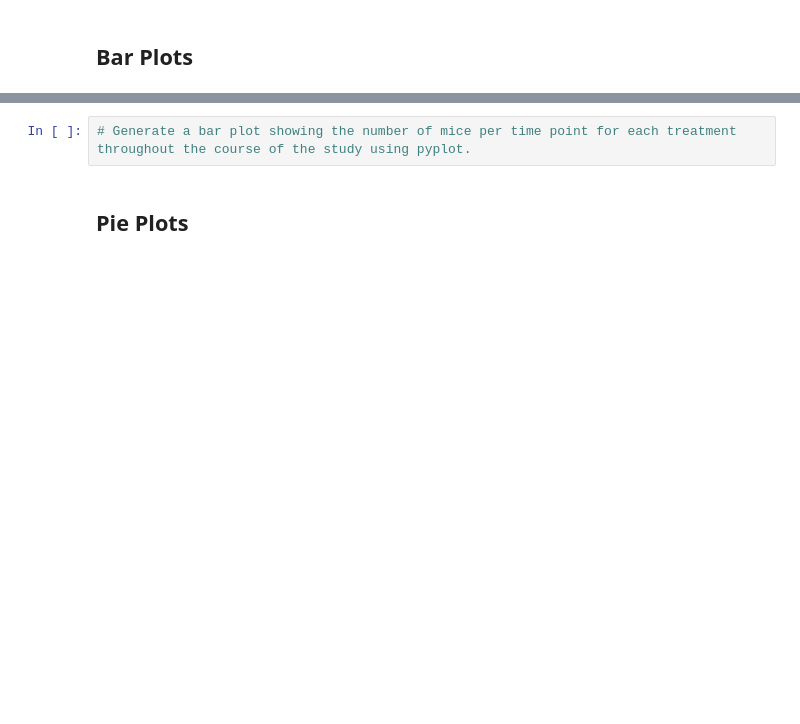
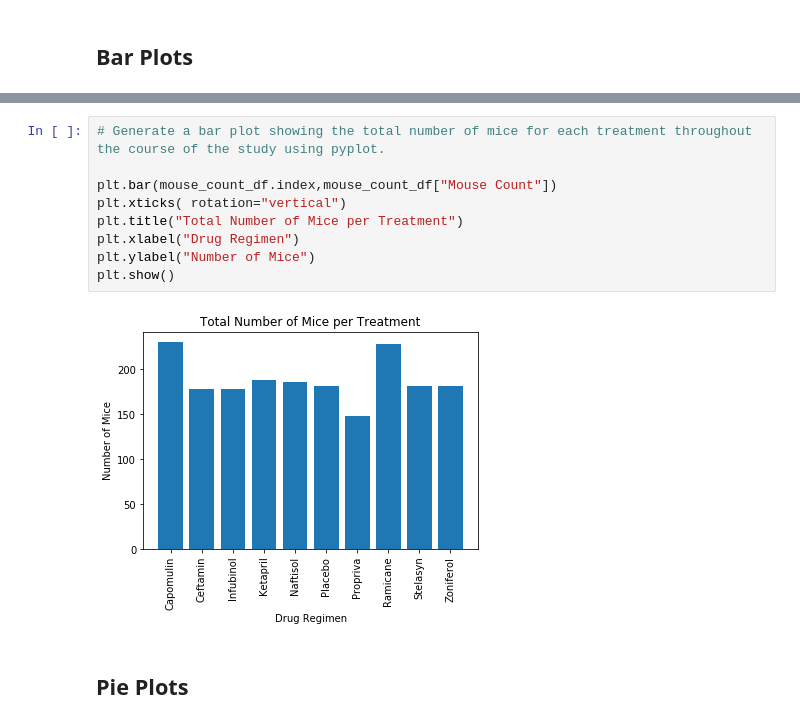
Before and after one commit to jeremyhamley/05-Matplotlib, a Jupyter notebook: Pymaceuticals/pymaceuticals_jeremy_h.ipynb, the cells around one changed output, grey strips where cells are left out. Saved outputs shown, nothing was run; the diff lists cells and outputs as text; blank space fills up the shorter version.

```diff
--- a/Pymaceuticals/pymaceuticals_jeremy_h.ipynb
+++ b/Pymaceuticals/pymaceuticals_jeremy_h.ipynb
@@ -131,5 +126,14 @@ mouse_count_by_drug_chart
 # %%
-# Generate a bar plot showing the number of mice per time point for each treatment throughout the course of the study using pyplot.
+# Generate a bar plot showing the total number of mice for each treatment throughout the course of the study using pyplot.
+
+plt.bar(mouse_count_df.index,mouse_count_df["Mouse Count"])
+plt.xticks( rotation="vertical")
+plt.title("Total Number of Mice per Treatment")
+plt.xlabel("Drug Regimen")
+plt.ylabel("Number of Mice")
+plt.show()
+# %% [output]
+[figure, added]
 # %% [markdown]
 ## Pie Plots
 # %%
```
Also changed, not shown: parts of 11 cells of this notebook.
